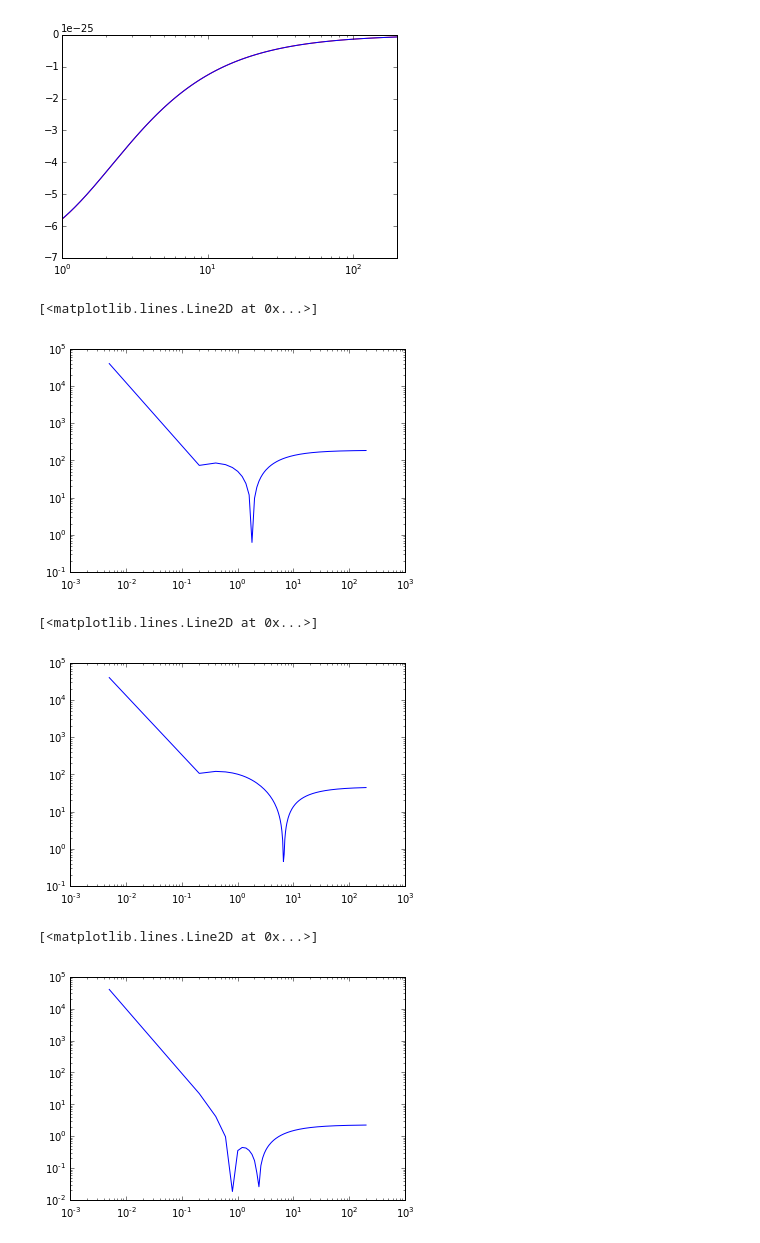
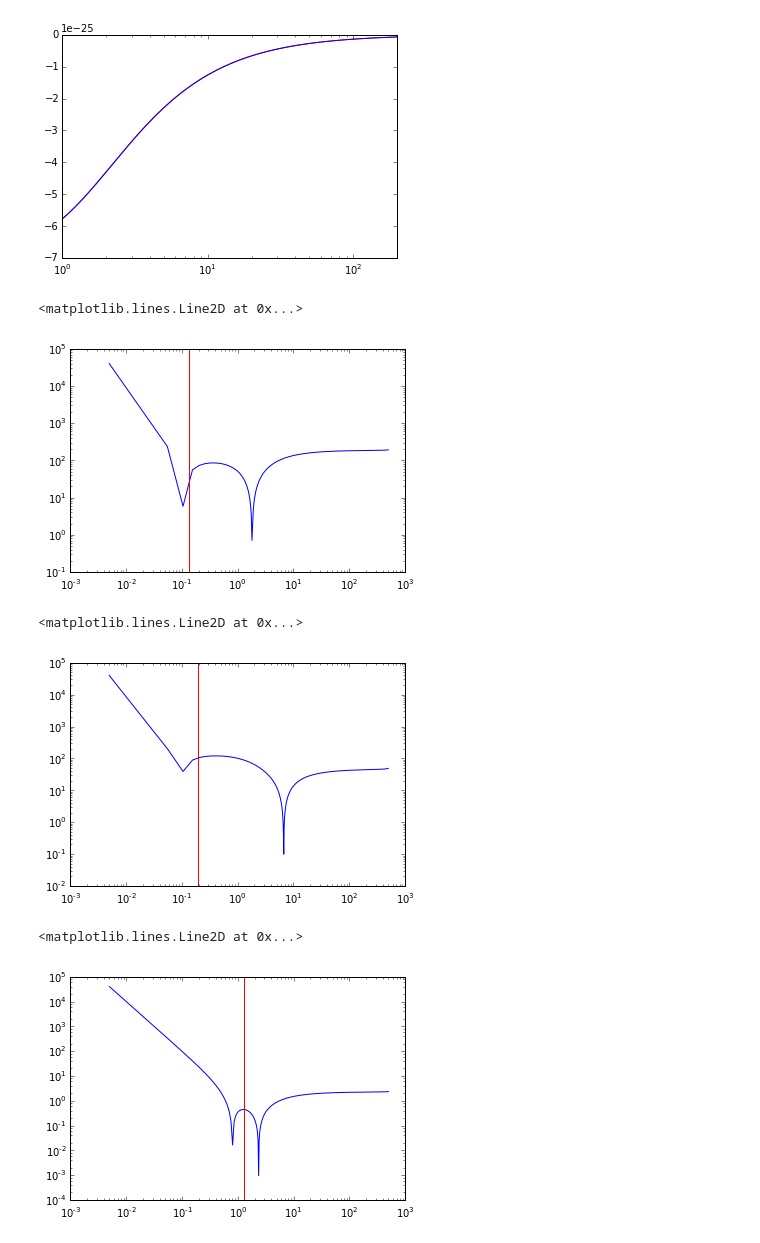
Before and after one commit to sophialilleengen/GC_actions, a Jupyter notebook: GC orbit class - test notebook.ipynb, the cells around one changed output. Drawn from its saved outputs; the diff is of its cells as text; code cells hidden in the pictures.

Commit message:
vertical lines of actual r added to _periapocenter_aux plots

```diff
--- a/GC orbit class - test notebook.ipynb
+++ b/GC orbit class - test notebook.ipynb
@@ -73,29 +73,32 @@ plt.xlim(1,200)
 n=986
 L=test.angularmom(x[n],y[n],z[n],vx[n],vy[n],vz[n])[0]
 E=test.energy(x[n],y[n],z[n],vx[n],vy[n],vz[n])
-r=np.linspace(0.005,200,1000)
+r=np.linspace(0.005,500,10000)
 plt.loglog(r,test._periapocenter_aux(r=r,E=E,L=L))
+plt.axvline(r_3d[n],color='r')
 # %% [output]
-[<matplotlib.lines.Line2D at 0x...>]
+<matplotlib.lines.Line2D at 0x...>
-[figure, old version]
+[figure, new version]
 # %%
 n=1786
 L=test.angularmom(x[n],y[n],z[n],vx[n],vy[n],vz[n])[0]
 E=test.energy(x[n],y[n],z[n],vx[n],vy[n],vz[n])
-r=np.linspace(0.005,200,1000)
+r=np.linspace(0.005,500,10000)
 plt.loglog(r,test._periapocenter_aux(r=r,E=E,L=L))
+plt.axvline(r_3d[n],color='r')
 # %% [output]
-[<matplotlib.lines.Line2D at 0x...>]
+<matplotlib.lines.Line2D at 0x...>
-[figure, old version]
+[figure, new version]
 # %%
 n=65499
 L=test.angularmom(x[n],y[n],z[n],vx[n],vy[n],vz[n])[0]
 E=test.energy(x[n],y[n],z[n],vx[n],vy[n],vz[n])
-r=np.linspace(0.005,200,1000)
+r=np.linspace(0.005,500,10000)
 plt.loglog(r,test._periapocenter_aux(r=r,E=E,L=L))
+plt.axvline(r_3d[n],color='r')
 # %% [output]
-[<matplotlib.lines.Line2D at 0x...>]
+<matplotlib.lines.Line2D at 0x...>
-[figure, old version]
+[figure, new version]
 # %%
 #test if GCorbit.orbit_integration is right
 #n=178690
```
Also changed, not shown: parts of 10 cells of this notebook.
